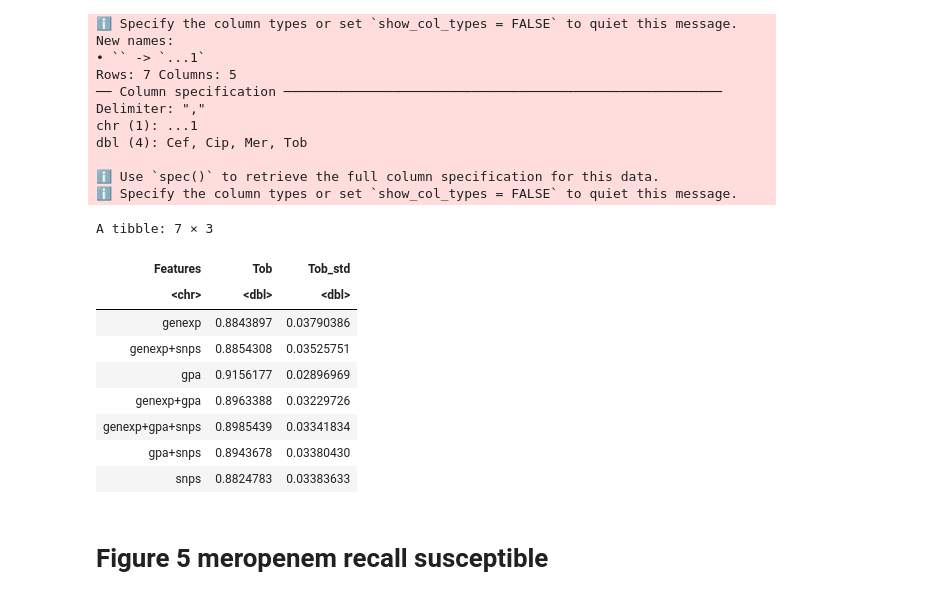
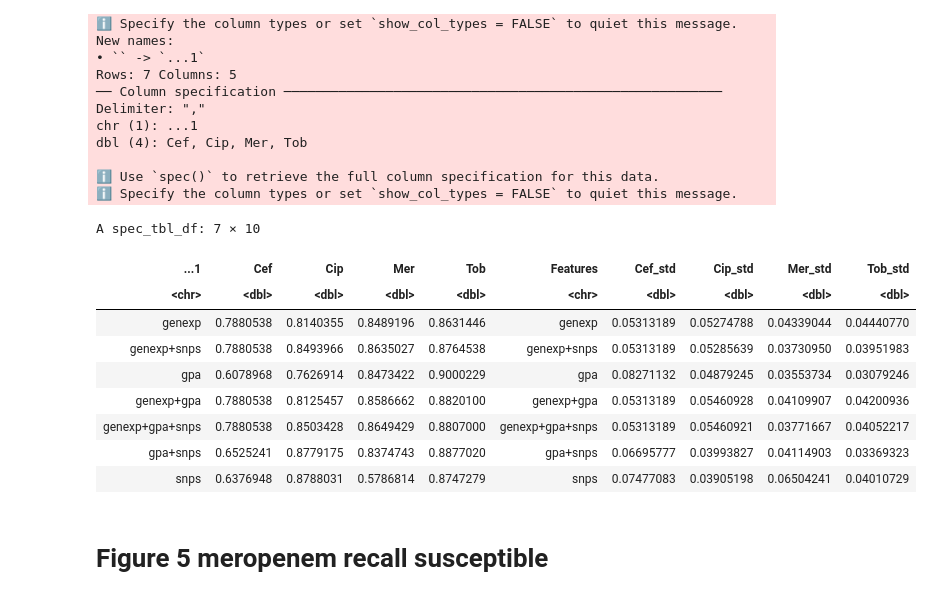
Before and after one commit to riccardo03-maker/Multiomic_integration_antimicrobial_resistance, a Jupyter notebook: r_trials.ipynb, the cells around one changed output. Drawn from its saved outputs; the diff is of its cells as text; code cells hidden in the pictures.

```diff
--- a/r_trials.ipynb
+++ b/r_trials.ipynb
@@ -342,10 +342,10 @@ Saving 6.67 x 6.67 in image
 # %%
 library(tidyverse)
 scores <- read_csv(
-    "pipelines/results/ml_algorithms/svm_paper/svm_paper_cv_scores.csv"
+    "pipelines/results/ml_algorithms/log_reg/log_reg_cv_scores.csv"
 )
 std <- read_csv(
-    "pipelines/results/ml_algorithms/svm_paper/svm_paper_cv_std.csv"
+    "pipelines/results/ml_algorithms/log_reg/log_reg_cv_std.csv"
 )
 colnames(std) <- c("Features", "Cef_std", "Cip_std", "Mer_std", "Tob_std")
 all_things <- bind_cols(scores, std)
@@ -371,19 +371,18 @@ dbl (4): Cef, Cip, Mer, Tob
 ℹ Use `spec()` to retrieve the full column specification for this data.
 ℹ Specify the column types or set `show_col_types = FALSE` to quiet this message.
 # %%
-all_things %>%
-    select(c("Features", "Tob", "Tob_std"))
+all_things
 # %% [output]
-A tibble: 7 × 3
+A spec_tbl_df: 7 × 10
-| Features | Tob | Tob_std |
-| <chr> | <dbl> | <dbl> |
-| genexp | 0.8843897 | 0.03790386 |
-| genexp+snps | 0.8854308 | 0.03525751 |
-| gpa | 0.9156177 | 0.02896969 |
-| genexp+gpa | 0.8963388 | 0.03229726 |
-| genexp+gpa+snps | 0.8985439 | 0.03341834 |
-| gpa+snps | 0.8943678 | 0.03380430 |
-| snps | 0.8824783 | 0.03383633 |
+| ...1 | Cef | Cip | Mer | Tob | Features | Cef_std | Cip_std | Mer_std | Tob_std |
+| <chr> | <dbl> | <dbl> | <dbl> | <dbl> | <chr> | <dbl> | <dbl> | <dbl> | <dbl> |
+| genexp | 0.7880538 | 0.8140355 | 0.8489196 | 0.8631446 | genexp | 0.05313189 | 0.05274788 | 0.04339044 | 0.04440770 |
+| genexp+snps | 0.7880538 | 0.8493966 | 0.8635027 | 0.8764538 | genexp+snps | 0.05313189 | 0.05285639 | 0.03730950 | 0.03951983 |
+| gpa | 0.6078968 | 0.7626914 | 0.8473422 | 0.9000229 | gpa | 0.08271132 | 0.04879245 | 0.03553734 | 0.03079246 |
+| genexp+gpa | 0.7880538 | 0.8125457 | 0.8586662 | 0.8820100 | genexp+gpa | 0.05313189 | 0.05460928 | 0.04109907 | 0.04200936 |
+| genexp+gpa+snps | 0.7880538 | 0.8503428 | 0.8649429 | 0.8807000 | genexp+gpa+snps | 0.05313189 | 0.05460921 | 0.03771667 | 0.04052217 |
+| gpa+snps | 0.6525241 | 0.8779175 | 0.8374743 | 0.8877020 | gpa+snps | 0.06695777 | 0.03993827 | 0.04114903 | 0.03369323 |
+| snps | 0.6376948 | 0.8788031 | 0.5786814 | 0.8747279 | snps | 0.07477083 | 0.03905198 | 0.06504241 | 0.04010729 |
 # %% [markdown]
 # Figure 5 meropenem recall susceptible
 # %%
```
Also changed, not shown: 5 other files.
